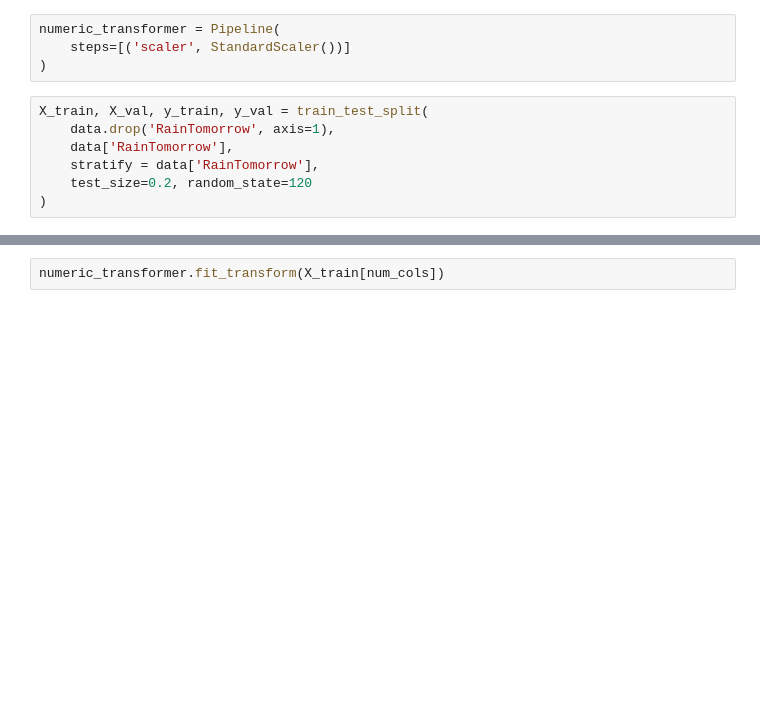
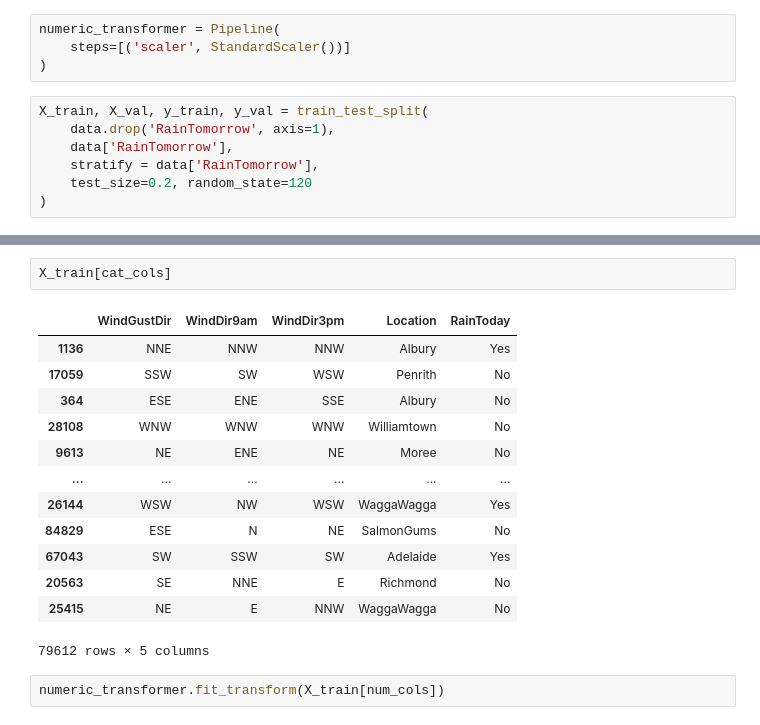
Before and after one commit to sanjeev-kallepalli/training, a Jupyter notebook: log_regression.ipynb, the cells around one changed output, grey strips where cells are left out. Drawn from its saved outputs; the diff is of its cells as text; blank space fills up the shorter version.

```diff
--- a/log_regression.ipynb
+++ b/log_regression.ipynb
@@ -479,3 +560,19 @@ X_train, X_val, y_train, y_val = train_test_split(
+# %%
+X_train[cat_cols]
+# %% [output]
+|  | WindGustDir | WindDir9am | WindDir3pm | Location | RainToday |
+| 1136 | NNE | NNW | NNW | Albury | Yes |
+| 17059 | SSW | SW | WSW | Penrith | No |
+| 364 | ESE | ENE | SSE | Albury | No |
+| 28108 | WNW | WNW | WNW | Williamtown | No |
+| 9613 | NE | ENE | NE | Moree | No |
+| ... | ... | ... | ... | ... | ... |
+| 26144 | WSW | NW | WSW | WaggaWagga | Yes |
+| 84829 | ESE | N | NE | SalmonGums | No |
+| 67043 | SW | SSW | SW | Adelaide | Yes |
+| 20563 | SE | NNE | E | Richmond | No |
+| 25415 | NE | E | NNW | WaggaWagga | No |
+79612 rows × 5 columns
 # %%
 numeric_transformer.fit_transform(X_train[num_cols])
 # %% [output]
```
Also changed, not shown: parts of 19 cells of this notebook.
